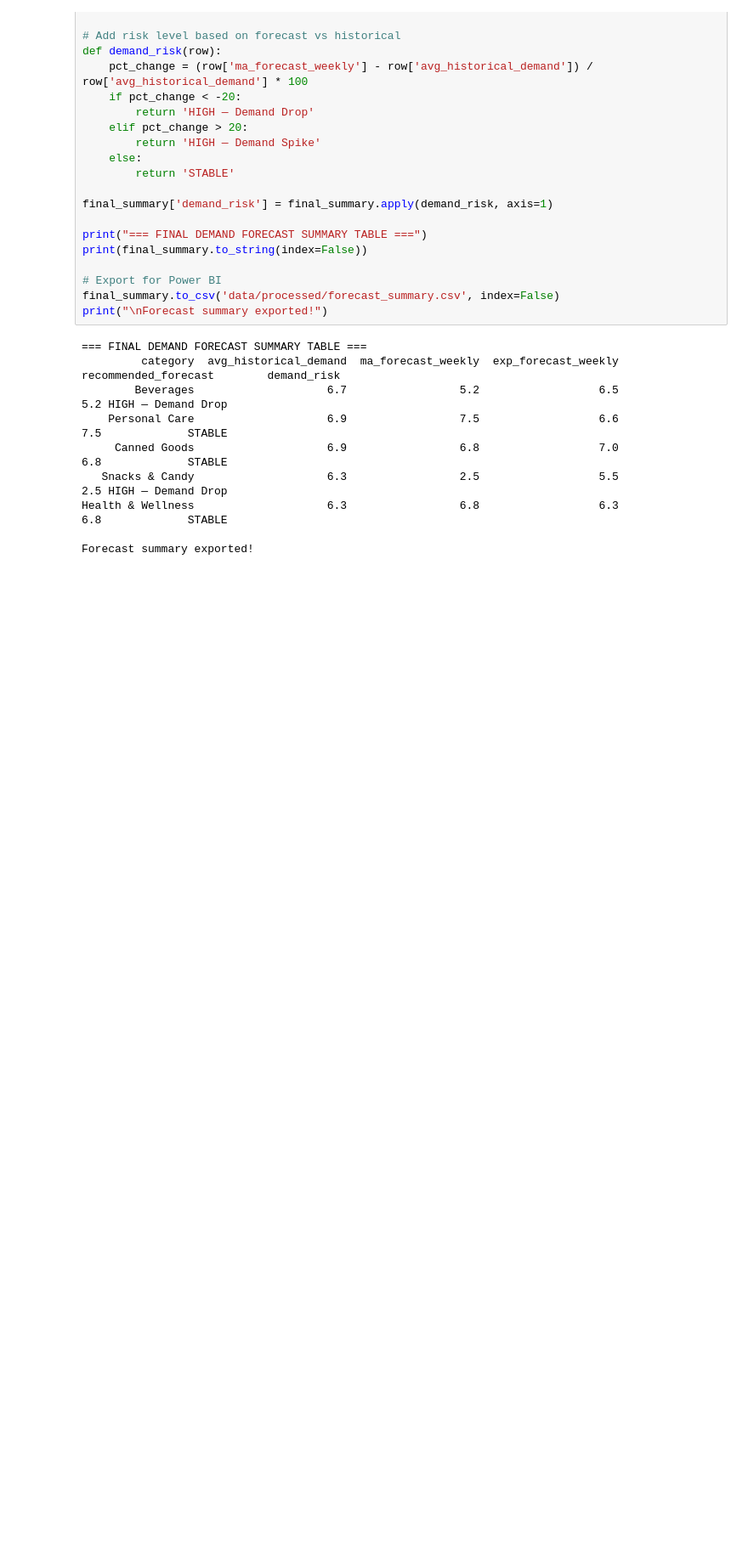
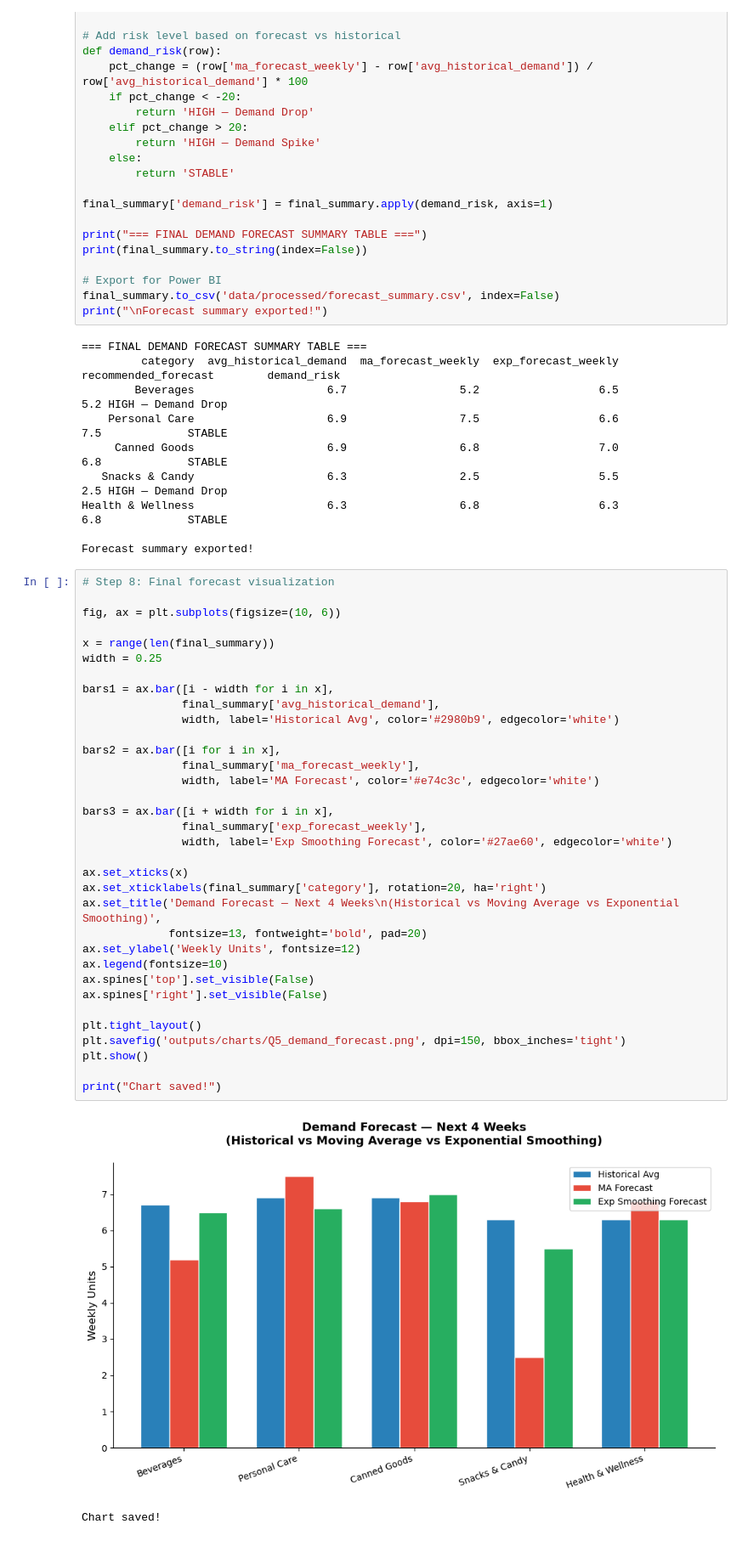
Before and after one commit to ericp-23/food-supply-chain-analysis, a Jupyter notebook: 04_demand_forecasting.ipynb, the cells around one changed output. Shown at 85% size. Saved outputs shown, nothing was run; the diff lists cells and outputs as text; blank space fills up the shorter version.

```diff
--- a/04_demand_forecasting.ipynb
+++ b/04_demand_forecasting.ipynb
@@ -298,3 +298,40 @@ print("\nForecast summary exported!")
 Health & Wellness                    6.3                 6.8                  6.3                   6.8             STABLE
 
 Forecast summary exported!
+# %%
+# Step 8: Final forecast visualization
+
+fig, ax = plt.subplots(figsize=(10, 6))
+
+x = range(len(final_summary))
+width = 0.25
+
+bars1 = ax.bar([i - width for i in x],
+               final_summary['avg_historical_demand'],
+               width, label='Historical Avg', color='#2980b9', edgecolor='white')
+
+bars2 = ax.bar([i for i in x],
+               final_summary['ma_forecast_weekly'],
+               width, label='MA Forecast', color='#e74c3c', edgecolor='white')
+
+bars3 = ax.bar([i + width for i in x],
+               final_summary['exp_forecast_weekly'],
+               width, label='Exp Smoothing Forecast', color='#27ae60', edgecolor='white')
+
+ax.set_xticks(x)
+ax.set_xticklabels(final_summary['category'], rotation=20, ha='right')
+ax.set_title('Demand Forecast — Next 4 Weeks\n(Historical vs Moving Average vs Exponential Smoothing)',
+             fontsize=13, fontweight='bold', pad=20)
+ax.set_ylabel('Weekly Units', fontsize=12)
+ax.legend(fontsize=10)
+ax.spines['top'].set_visible(False)
+ax.spines['right'].set_visible(False)
+
+plt.tight_layout()
+plt.savefig('outputs/charts/Q5_demand_forecast.png', dpi=150, bbox_inches='tight')
+plt.show()
+
+print("Chart saved!")
+# %% [output]
+[figure, added]
+Chart saved!
```
Also changed, not shown: parts of 1 cell of this notebook, 6 other files.
